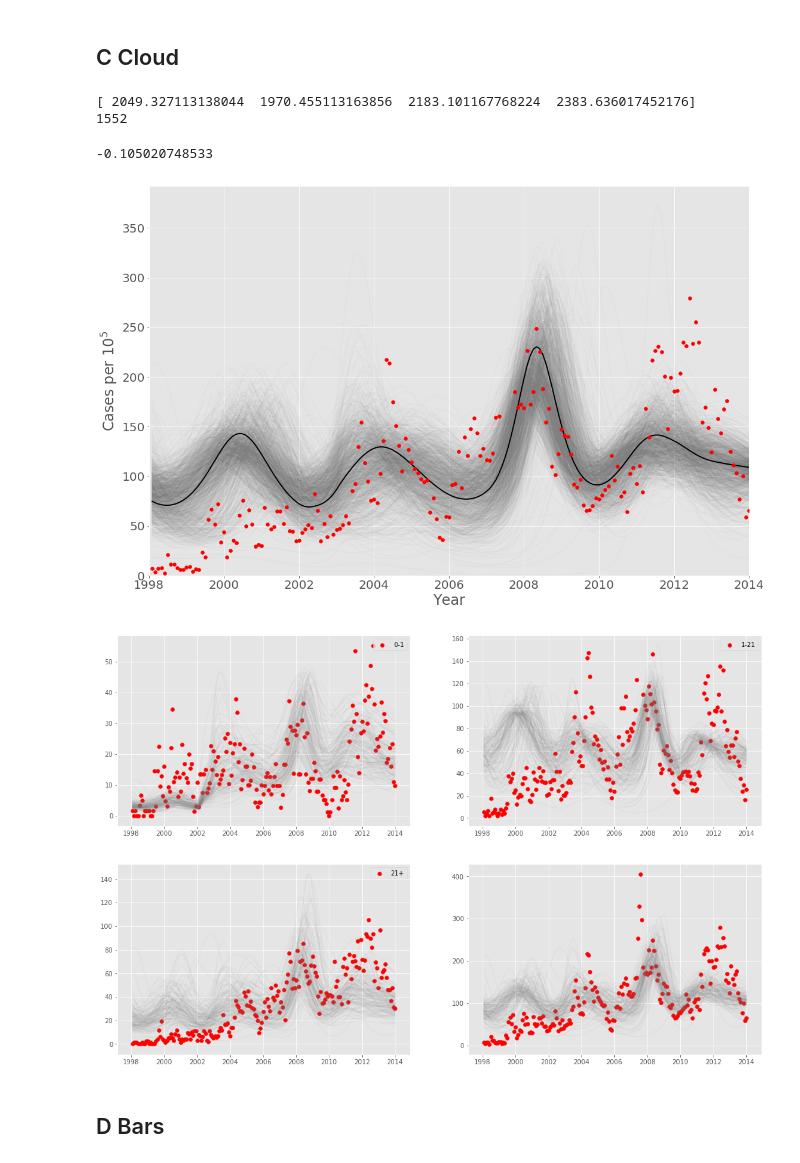
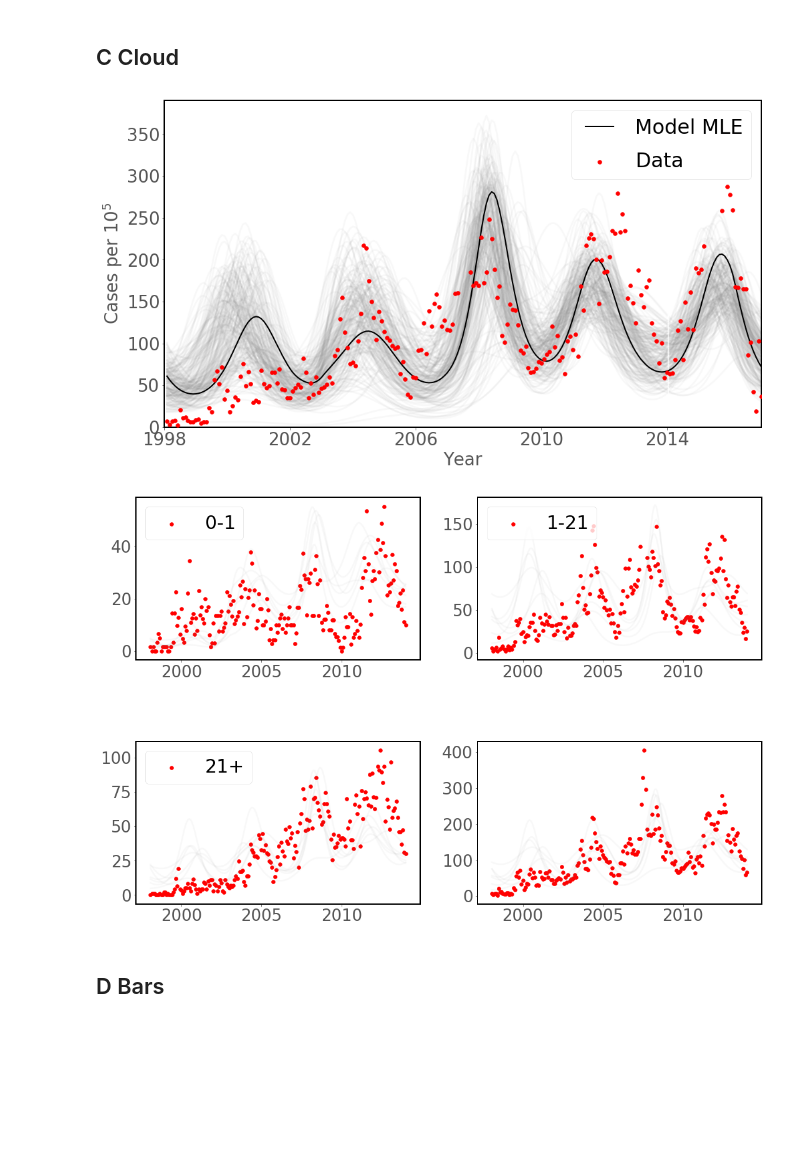
Before and after one commit to DeanLa/pertussis_model, a Jupyter notebook: _2_Analysis.ipynb, the cells around one changed output. Saved outputs shown, nothing was run; the diff lists cells and outputs as text; code cells hidden in the pictures; blank space fills up the shorter version.

```diff
--- a/_2_Analysis.ipynb
+++ b/_2_Analysis.ipynb
@@ -11,7 +11,8 @@ from scipy.stats.mstats import mquantiles
 np.set_printoptions(edgeitems=10, linewidth=120, suppress=True, precision=12)
 from pertussis import *
 logger.setLevel(logging.INFO)
-plt.rcParams['figure.figsize'] = (16,9)
+# plt.rcParams['figure.figsize'] = (16,9)
+plt.style.use('./dean_style.conf')
 # %% [output]
 The autoreload extension is already loaded. To reload it, use:
   %reload_ext autoreload
@@ -279,40 +311,43 @@ plt.show()
 # %% [markdown]
 ## C Cloud
-# %%
-plot_data = mcmc['datax'].copy()
-plot_data[mcmc['datax'] > 150] = np.nan
-thinnig = int(len(mcmc['chain'] - mcmc['tally']) // (ess(mcmc).mean()))
-sampled = mcmc['y_hat_M'][mcmc['tally']::thinnig,:,:].copy()
-print (ess(mcmc))
-print (len(sampled))
-# %% [output]
-[ 2049.327113138044  1970.455113163856  2183.101167768224  2383.636017452176]
-1552
 # %%
+plt.style.use('dean_style.conf')
 label_font = {'fontsize':24}
 tick_font = {'fontsize':20}
-fig, axs = plt.subplots(1, figsize=(18, 12))
+fig, axs = plt.subplots(1, figsize=(16, 9))
+ax = axs
 # from_place = mle_place
 # print (from_place)
-for j in sampled:
-    curr_model = j
-    ax = axs
-    ax.plot(mcmc['datay'], curr_model.sum(axis=0), color='grey', alpha=0.03)
-ax.scatter(mcmc['datay'], plot_data.sum(axis=0), c='red', zorder=5)
-ax.set_ylabel("Cases per $10^5$", fontdict=label_font)
-ax.set_xlabel("Year", fontdict=label_font)
-ax.set_xlim(1998,2014)
+l = 1
+k = 1
+for curr_model,curr_model2 in zip(sampled[l::k],sampled2[l::k]):
+
+    ax.plot(mcmc['datax1'], curr_model.sum(axis=0), color='grey', alpha=0.0501)
+    ax.plot(mcmc['datax2'], curr_model2, color='grey', alpha=0.0501)
+
+ax.scatter(mcmc['datax1'], plot_data.sum(axis=0), c='red', zorder=5, label="Data")
+ax.scatter(mcmc['datax2'], plot_data2, c='red', zorder=5)
+
+ax.set_ylabel("Cases per $10^5$")#, fontdict=label_font)
+ax.set_xlabel("Year")#, fontdict=label_font)
+ax.set_xticks(np.arange(1998,2017,4))
+ax.set_xlim(1998,2017)
 ax.set_ylim(bottom=0)
-# ax.set_xticklabels(ax.get_xticklabels(), fontdict=tick_font)
-# ax.set_yticklabels(ax.get_yticklabels(), fontdict=tick_font)
-ax.tick_params(axis='both', which='major', labelsize=20)
-ax.plot(mcmc['datay'], zb.sum(axis=0), color='k', lw=2)
-print (mle / len(mcmc['datay']))
+ax.tick_params(axis='both', which='major')#, labelsize=20)
+# ax.plot(mcmc['datax1'], zb.sum(axis=0), color='k', lw=2, label='Model MLE')
+# ax.plot(mcmc['datax2'], zb2, color='k', lw=2, label='Model MLE')
+ax.plot(xdata, np.append(zb.sum(axis=0),zb2), color='k', lw=2, label='Model MLE')
+# lims = ax.get_ylim()
+# ax.vlines(2014,*lims)
+# ax.set_ylim(*lims)
+# print (mle / len(mcmc['datax1']))
 # print ((((zb - mcmc['datay'])**2).sum())**0.5)
+
+
+ax.legend()
 plt.show()
 # %% [output]
--0.105020748533
-[figure, old version]
+[figure, new version]
 # %%
 fig, axs = plt.subplots(2, 2, figsize=(18, 12))
 axs = np.hstack(axs)
@@ -324,22 +359,22 @@ for j in sampled[::10]:
         ax = axs[i]
         if i >=3:
             continue
-        ax.plot(mcmc['datay'], curr_model[i, :], color='grey', alpha=0.051)
+        ax.plot(mcmc['datax1'], curr_model[i, :], color='grey', alpha=0.051)
 
 
     ax = axs[3]
-    ax.plot(mcmc['datay'], curr_model.sum(axis=0), color='grey', alpha=0.05)
+    ax.plot(mcmc['datax1'], curr_model.sum(axis=0), color='grey', alpha=0.05)
 
 # ax.set_ylim
 
 for i, l in enumerate(labels):
     ax = axs[i]
-    ax.scatter(mcmc['datay'], plot_data[i, :], color='red', label=l)
+    ax.scatter(mcmc['datax1'], plot_data[i, :], color='red', label=l)
     ax.legend()
 ax = axs[3]
-ax.scatter(mcmc['datay'], mcmc['datax'].sum(axis=0), c='red')
+ax.scatter(mcmc['datax1'], mcmc['datay1'].sum(axis=0), c='red')
 plt.show()
 # %% [output]
-[figure, old version]
+[figure, new version]
 # %% [markdown]
 ## D Bars
```
Also changed, not shown: parts of 17 cells of this notebook, 13 other files.
